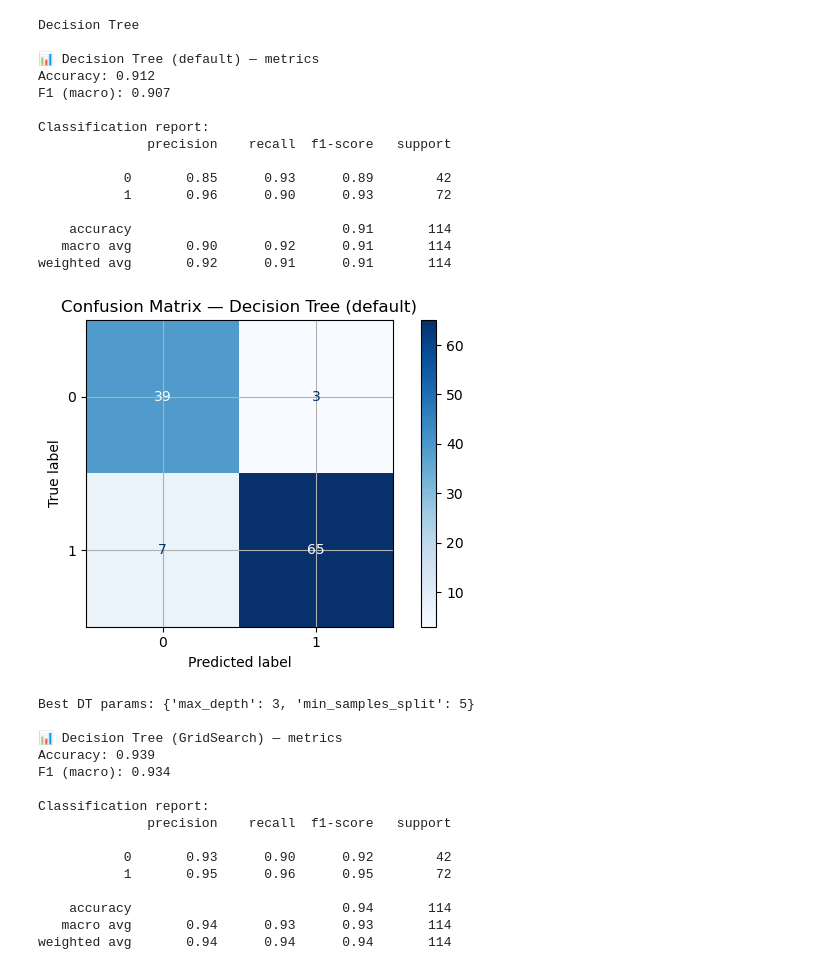
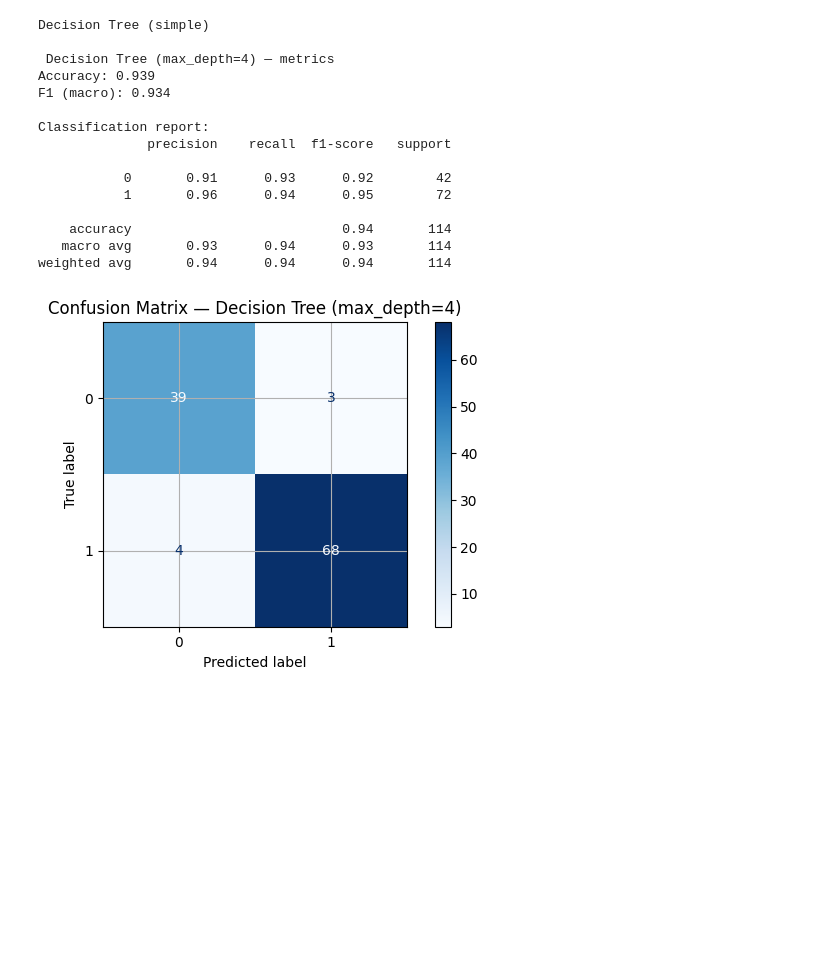
Before and after one commit to anastev982/DeepNets-Playground, a Jupyter notebook: case_studies/data_mining_algorithms/data_mining_algorithms.ipynb, the cells around one changed output. Drawn from its saved outputs; the diff is of its cells as text; code cells hidden in the pictures; blank space fills up the shorter version.

```diff
--- a/case_studies/data_mining_algorithms/data_mining_algorithms.ipynb
+++ b/case_studies/data_mining_algorithms/data_mining_algorithms.ipynb
@@ -79 +80,16 @@ def plot_pca_2d(X, y=None, title="PCA (2D)"):
+# %%
+USE_DATASET = "breast_cancer"  # or "iris"
+
+if USE_DATASET == "breast_cancer":
+    data = load_breast_cancer()
+elif USE_DATASET == "iris":
+    data = load_iris()
+else:
+    raise ValueError("Unknown dataset")
+
+X, y = data.data, data.target
+
+Xtr, Xte, ytr, yte = train_test_split(
+    X, y, test_size=0.2, stratify=y, random_state=RNG
+)
 # %%
@@ -101,48 +121,28 @@ Train: (455, 30), Test: (114, 30)
 # %%
-print("Decision Tree")
-dt = DecisionTreeClassifier(random_state=RNG)
+# Models (simple, no grid search)
+print("\nDecision Tree (simple)")
+dt = DecisionTreeClassifier(
+    criterion="gini",
+    max_depth=4,           # small depth to reduce overfitting
+    random_state=RNG
+)
 dt.fit(Xtr, ytr)
 yp_dt = dt.predict(Xte)
-evaluate_classifier(yte, yp_dt, model_name="Decision Tree (default)")
-
-param_dt = {
-    "max_depth": [None, 3, 5, 8, 12],
-    "min_samples_split": [2, 5, 10]
-}
-gs_dt = GridSearchCV(dt, param_grid=param_dt, cv=cv, scoring="f1_macro", n_jobs=-1)
-gs_dt.fit(Xtr, ytr)
-print(f"Best DT params: {gs_dt.best_params_}")
-yp_dt_best = gs_dt.predict(Xte)
-evaluate_classifier(yte, yp_dt_best, model_name="Decision Tree (GridSearch)")
+evaluate_classifier(yte, yp_dt, model_name="Decision Tree (max_depth=4)")
 # %% [output]
-Decision Tree
+Decision Tree (simple)
 
-📊 Decision Tree (default) — metrics
-Accuracy: 0.912
-F1 (macro): 0.907
+ Decision Tree (max_depth=4) — metrics
+Accuracy: 0.939
+F1 (macro): 0.934
 
 Classification report:
               precision    recall  f1-score   support
 
-           0       0.85      0.93      0.89        42
-           1       0.96      0.90      0.93        72
+           0       0.91      0.93      0.92        42
+           1       0.96      0.94      0.95        72
 
-    accuracy                           0.91       114
-   macro avg       0.90      0.92      0.91       114
-weighted avg       0.92      0.91      0.91       114
+    accuracy                           0.94       114
+   macro avg       0.93      0.94      0.93       114
+weighted avg       0.94      0.94      0.94       114
-[figure, old version]
+[figure, new version]
-Best DT params: {'max_depth': 3, 'min_samples_split': 5}
-
-📊 Decision Tree (GridSearch) — metrics
-Accuracy: 0.939
-F1 (macro): 0.934
-
-Classification report:
-              precision    recall  f1-score   support
-
-           0       0.93      0.90      0.92        42
-           1       0.95      0.96      0.95        72
-
-    accuracy                           0.94       114
-   macro avg       0.94      0.93      0.93       114
-weighted avg       0.94      0.94      0.94       114
```
Also changed, not shown: parts of 11 cells of this notebook.
